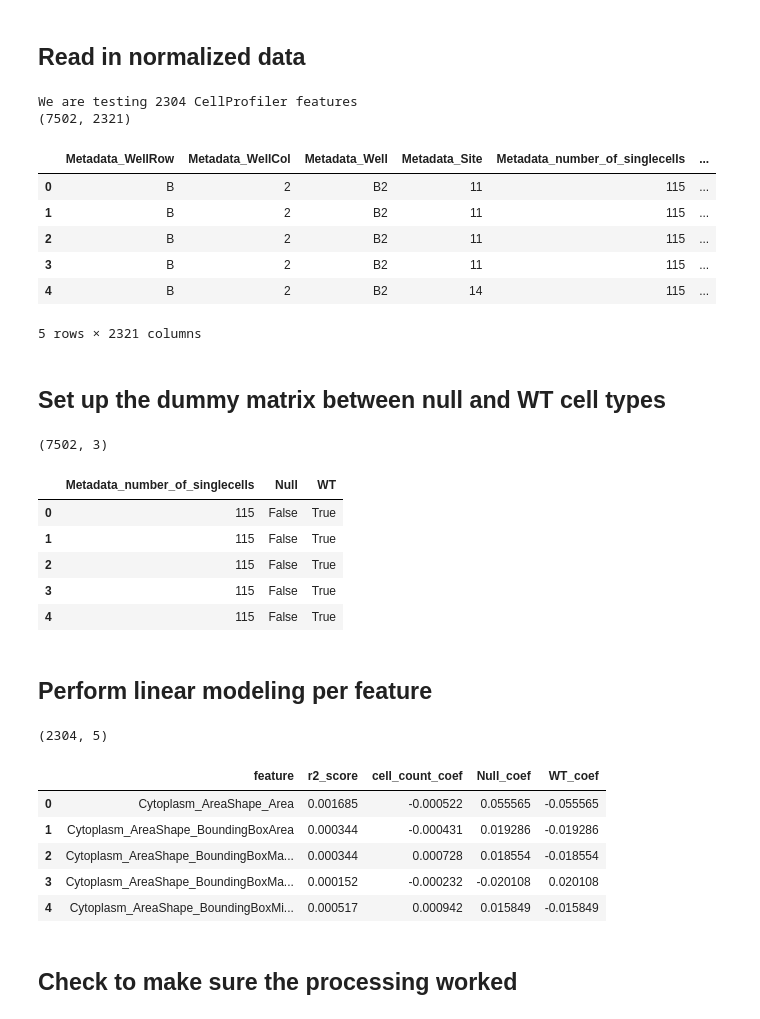
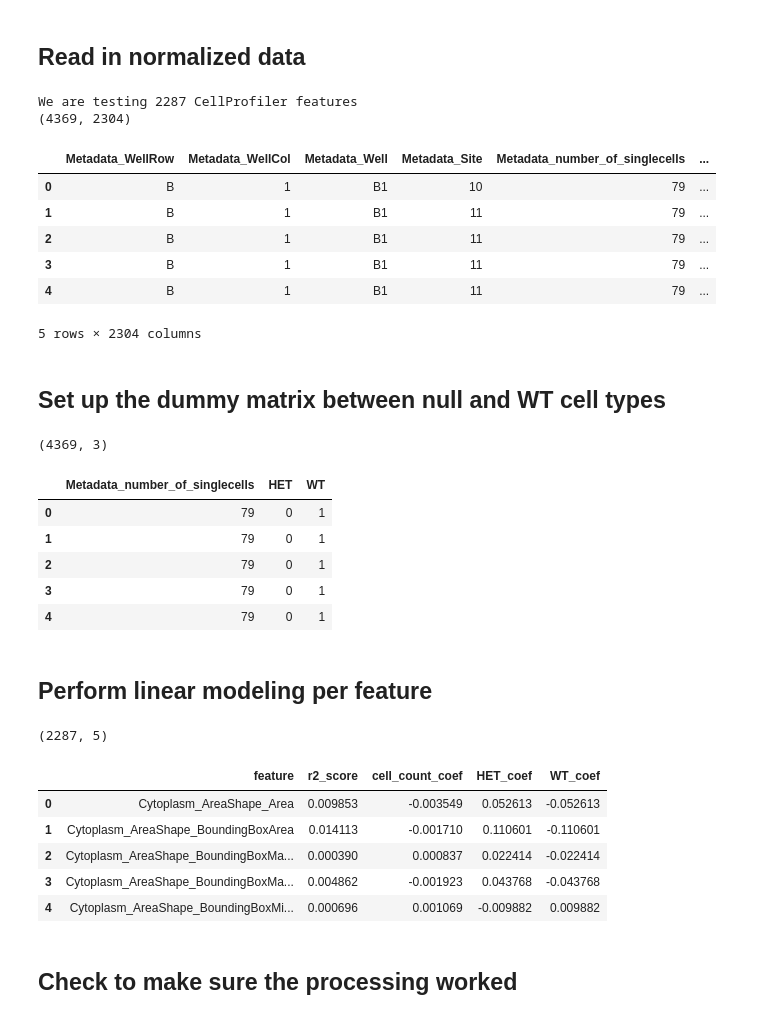
Before and after one commit to WayScience/nf1_schwann_cell_painting_data, a Jupyter notebook: 4.analyze_data/notebooks/linear_model/0.linear_model_coeff.ipynb, the cells around one changed output. Cells and saved outputs as stored; diff of their text form; code cells hidden in the pictures.

```diff
--- a/4.analyze_data/notebooks/linear_model/0.linear_model_coeff.ipynb
+++ b/4.analyze_data/notebooks/linear_model/0.linear_model_coeff.ipynb
@@ -13,20 +14,28 @@ from pycytominer.cyto_utils import infer_cp_features
 ## Set up paths and variables
 # %%
 # Define inputs and outputs
-data_dir = pathlib.Path("../3.processing_features/data/single_cell_profiles/")
-cp_file = pathlib.Path(data_dir, "Plate_4_sc_normalized.parquet")
+data_dir = pathlib.Path("../../../3.processing_features/data/single_cell_profiles/")
+cp_file = pathlib.Path(data_dir, "Plate_5_sc_normalized.parquet")
 
 output_dir = pathlib.Path("./results")
 output_dir.mkdir(exist_ok=True)
-output_cp_file = pathlib.Path(output_dir, "linear_model_cp_features_plate4.tsv")
+output_cp_file = pathlib.Path(output_dir, "linear_model_cp_features_plate5_WT_HET.tsv")
 # %% [markdown]
 ## Read in normalized data
 # %%
 # Load data
 cp_df = pd.read_parquet(cp_file)
 
-# Remove rows where Metadata_genotype is "HET" to avoid using in the LM
-cp_df = cp_df[cp_df["Metadata_genotype"] != "HET"]
+# Remove rows where Metadata_genotype is a certain genotype to avoid using in the LM
+cp_df = cp_df[cp_df["Metadata_genotype"] != "Null"]
+
+# Make sure there are no NaNs
+cp_df = feature_select(
+        cp_df,
+        operation="drop_na_columns",
+        na_cutoff=0
+    )
+
 
 # Define CellProfiler features
 cp_features = infer_cp_features(cp_df)
@@ -35,15 +44,15 @@ print(f"We are testing {len(cp_features)} CellProfiler features")
 print(cp_df.shape)
 cp_df.head()
 # %% [output]
-We are testing 2304 CellProfiler features
-(7502, 2321)
+We are testing 2287 CellProfiler features
+(4369, 2304)
 |  | Metadata_WellRow | Metadata_WellCol | Metadata_Well | Metadata_Site | Metadata_number_of_singlecells | ... |
-| 0 | B | 2 | B2 | 11 | 115 | ... |
-| 1 | B | 2 | B2 | 11 | 115 | ... |
-| 2 | B | 2 | B2 | 11 | 115 | ... |
-| 3 | B | 2 | B2 | 11 | 115 | ... |
-| 4 | B | 2 | B2 | 14 | 115 | ... |
+| 0 | B | 1 | B1 | 10 | 79 | ... |
+| 1 | B | 1 | B1 | 11 | 79 | ... |
+| 2 | B | 1 | B1 | 11 | 79 | ... |
+| 3 | B | 1 | B1 | 11 | 79 | ... |
+| 4 | B | 1 | B1 | 11 | 79 | ... |
-5 rows × 2321 columns
+5 rows × 2304 columns
 # %% [markdown]
 ## Set up the dummy matrix between null and WT cell types
 # %%
@@ -51,7 +60,7 @@ We are testing 2304 CellProfiler features
 variables = ["Metadata_number_of_singlecells"]
 X = cp_df.loc[:, variables]
 
-# Add dummy matrix of categorical genotypes, excluding "HET"
+# Add dummy matrix of categorical genotypes
 genotype_x = pd.get_dummies(data=cp_df.Metadata_genotype)
 
 X = pd.concat([X, genotype_x], axis=1)
@@ -59,13 +68,13 @@ X = pd.concat([X, genotype_x], axis=1)
 print(X.shape)
 X.head()
 # %% [output]
-(7502, 3)
+(4369, 3)
-|  | Metadata_number_of_singlecells | Null | WT |
-| 0 | 115 | False | True |
-| 1 | 115 | False | True |
-| 2 | 115 | False | True |
-| 3 | 115 | False | True |
-| 4 | 115 | False | True |
+|  | Metadata_number_of_singlecells | HET | WT |
+| 0 | 79 | 0 | 1 |
+| 1 | 79 | 0 | 1 |
+| 2 | 79 | 0 | 1 |
+| 3 | 79 | 0 | 1 |
+| 4 | 79 | 0 | 1 |
 # %% [markdown]
 ## Perform linear modeling per feature
 # %%
@@ -73,41 +82,41 @@ X.head()
 lm_results = []
 for cp_feature in cp_features:
     # Subset CP data to each individual feature (univariate test)
     cp_subset_df = cp_df.loc[:, cp_feature]
 
     # Fit linear model
     lm = LinearRegression(fit_intercept=True)
     lm_result = lm.fit(X=X, y=cp_subset_df)
 
     # Extract Beta coefficients
     # (contribution of feature to X covariates)
     coef = lm_result.coef_
 
     # Estimate fit (R^2)
     r2_score = lm.score(X=X, y=cp_subset_df)
 
     # Add results to a growing list
     lm_results.append([cp_feature, r2_score] + list(coef))
 
 # Convert results to a pandas DataFrame
 lm_results = pd.DataFrame(
     lm_results,
-    columns=["feature", "r2_score", "cell_count_coef", "Null_coef", "WT_coef"],
+    columns=["feature", "r2_score", "cell_count_coef", "HET_coef", "WT_coef"],
 )
 
 # Output file
 lm_results.to_csv(output_cp_file, sep="\t", index=False)
 
 print(lm_results.shape)
 lm_results.head()
 # %% [output]
-(2304, 5)
+(2287, 5)
-|  | feature | r2_score | cell_count_coef | Null_coef | WT_coef |
-| 0 | Cytoplasm_AreaShape_Area | 0.001685 | -0.000522 | 0.055565 | -0.055565 |
-| 1 | Cytoplasm_AreaShape_BoundingBoxArea | 0.000344 | -0.000431 | 0.019286 | -0.019286 |
-| 2 | Cytoplasm_AreaShape_BoundingBoxMa... | 0.000344 | 0.000728 | 0.018554 | -0.018554 |
-| 3 | Cytoplasm_AreaShape_BoundingBoxMa... | 0.000152 | -0.000232 | -0.020108 | 0.020108 |
-| 4 | Cytoplasm_AreaShape_BoundingBoxMi... | 0.000517 | 0.000942 | 0.015849 | -0.015849 |
+|  | feature | r2_score | cell_count_coef | HET_coef | WT_coef |
+| 0 | Cytoplasm_AreaShape_Area | 0.009853 | -0.003549 | 0.052613 | -0.052613 |
+| 1 | Cytoplasm_AreaShape_BoundingBoxArea | 0.014113 | -0.001710 | 0.110601 | -0.110601 |
+| 2 | Cytoplasm_AreaShape_BoundingBoxMa... | 0.000390 | 0.000837 | 0.022414 | -0.022414 |
+| 3 | Cytoplasm_AreaShape_BoundingBoxMa... | 0.004862 | -0.001923 | 0.043768 | -0.043768 |
+| 4 | Cytoplasm_AreaShape_BoundingBoxMi... | 0.000696 | 0.001069 | -0.009882 | 0.009882 |
 # %% [markdown]
 ## Check to make sure the processing worked
 # %%
```
Also changed, not shown: parts of 2 cells of this notebook, 39 other files.
